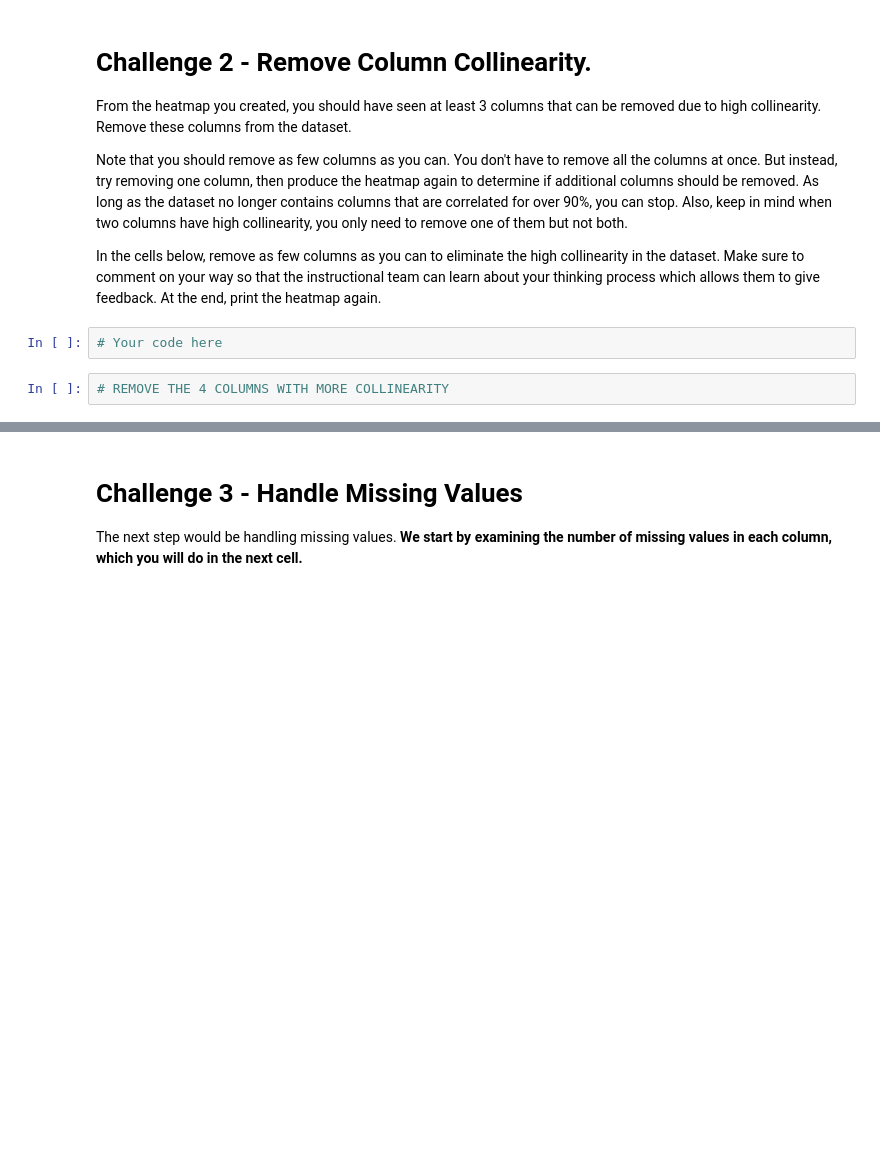
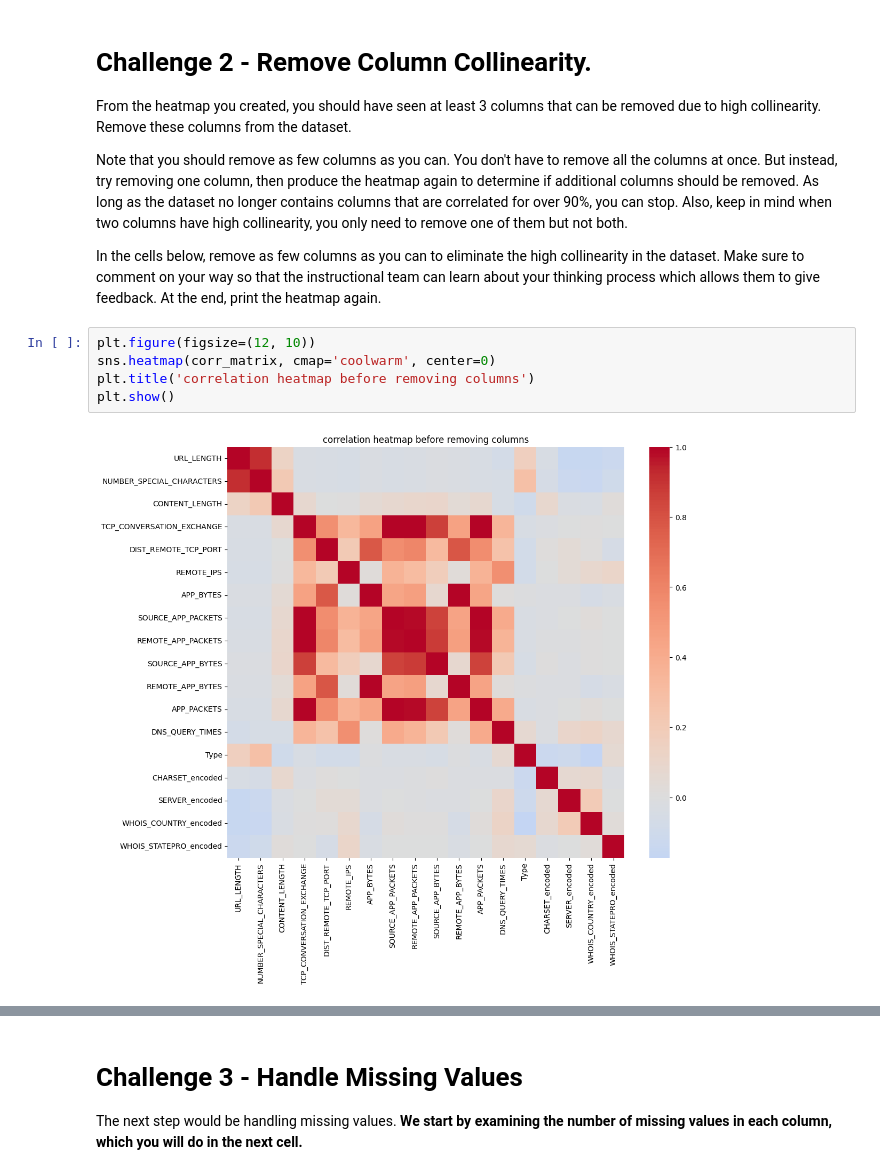
Before and after one commit to TiagoBorges-lab/lab-supervised-learning-en, a Jupyter notebook: your-code/main.ipynb, the cells around one changed output, grey strips where cells are left out. Saved outputs shown, nothing was run; the diff lists cells and outputs as text; blank space fills up the shorter version.

```diff
--- a/your-code/main.ipynb
+++ b/your-code/main.ipynb
@@ -217,7 +316,10 @@ From the heatmap you created, you should have seen at least 3 columns that can b
 Note that you should remove as few columns as you can. You don't have to remove all the columns at once. But instead, try removing one column, then produce the heatmap again to determine if additional columns should be removed. As long as the dataset no longer contains columns that are correlated for over 90%, you can stop. Also, keep in mind when two columns have high collinearity, you only need to remove one of them but not both.
 
 In the cells below, remove as few columns as you can to eliminate the high collinearity in the dataset. Make sure to comment on your way so that the instructional team can learn about your thinking process which allows them to give feedback. At the end, print the heatmap again.
-# %%
-# Your code here
-# %%
-# REMOVE THE 4 COLUMNS WITH MORE COLLINEARITY
+# %%
+plt.figure(figsize=(12, 10))
+sns.heatmap(corr_matrix, cmap='coolwarm', center=0)
+plt.title('correlation heatmap before removing columns')
+plt.show()
+# %% [output]
+[figure, added]
```
Also changed, not shown: parts of 61 cells of this notebook.
